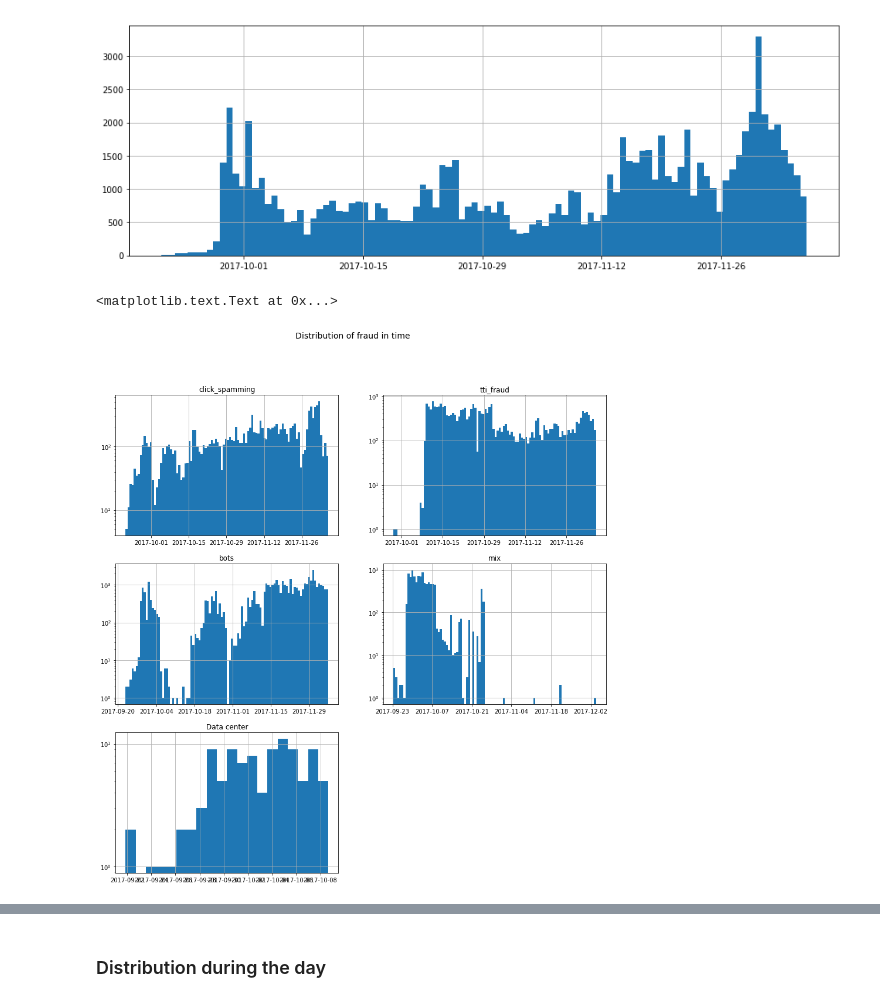
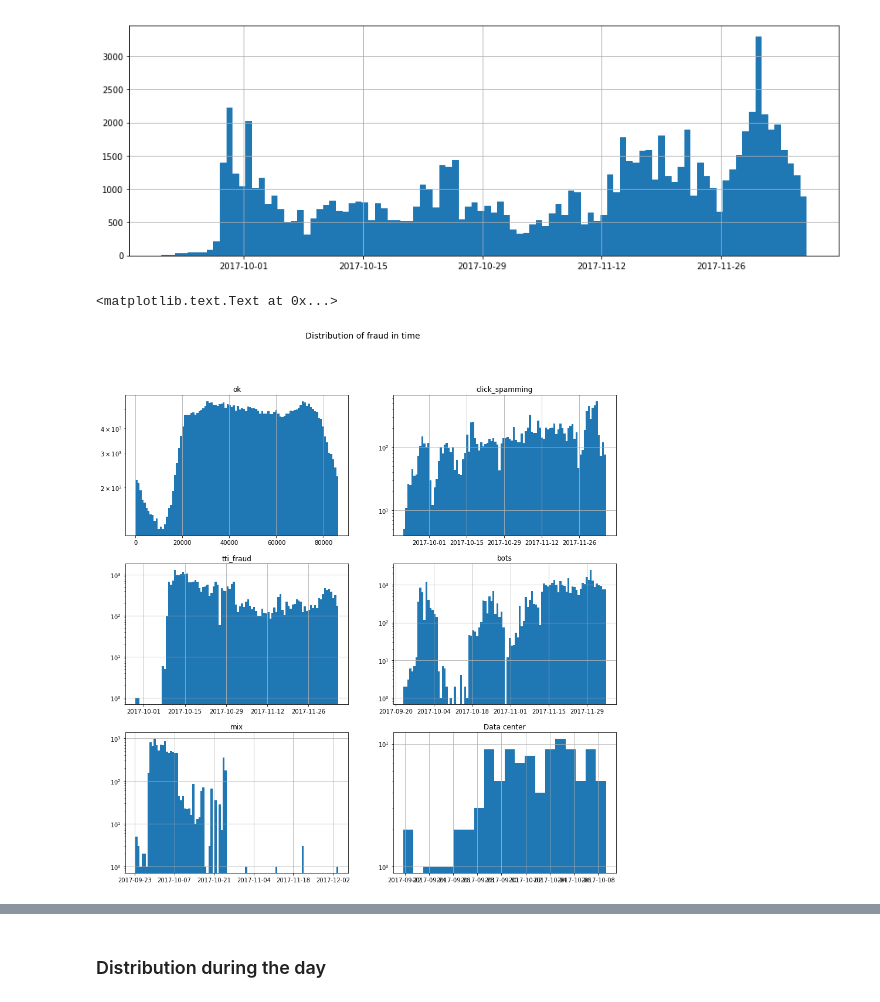
Before and after one commit to nazariinyzhnyk/mobile-ua-fraud-classification, a Jupyter notebook: EDA.ipynb, the cells around one changed output, grey strips where cells are left out. Saved outputs shown, nothing was run; the diff lists cells and outputs as text; code cells hidden in the pictures.

```diff
--- a/EDA.ipynb
+++ b/EDA.ipynb
@@ -116,7 +87,7 @@ array([3006005000, 3004002000, 3002001000, 3004001000, 3004003001,
 ios_versions['version'] = ios_versions['version'].apply(lambda x: int(x.replace('.', '')))
 # %%
 android_versions['version'] = android_versions['version'].apply(lambda x: int(x.replace('.', '00')))
-# %%
-android_versions.set_index('version', inplace=True)
 # %%
 ios_versions.set_index('version', inplace=True)
+# %%
+data = data.merge(android_versions, how='left', left_on='app_version', right_on='version')
@@ -123,2 +98,2 @@ ios_versions.set_index('version', inplace=True)
 # %%
-data[(data['app_id'] == ios_app_id)]['app_version']
+data.loc[data['app_id'] == ios_app_id, 'release_date'] = np.datetime64('NaT')
@@ -165,3 +100,6 @@ labels.head()
+# %%
+data['time_diff_install_release'] = (data[data['app_id'] == android_app_id]['install_time'] -
+ data[data['app_id'] == android_app_id]['release_date']).dt.total_seconds()
 # %%
 pd.Series(data['device_type'].unique()).head()
 # %% [output]
@@ -432,21 +385,24 @@ data[data['is_fraud']]['attributed_touch_time'].hist(bins=100)
 # %%
 fig, ax = plt.subplots(figsize=(15,15))
 fig.suptitle('Distribution of fraud in time', fontsize=14)
 plt.subplot(321)
-data[data['Fraud_reasons'] == 'click_spamming']['attributed_touch_time'].hist(bins=100, log = True)
+data[data['Fraud_reasons'].isnull()]['install_time_since_midnight_sec'].hist(bins=100, log=True)
+plt.gca().set_title('ok')
+plt.subplot(322)
+data[data['Fraud_reasons'] == 'click_spamming']['attributed_touch_time'].hist(bins=100, log=True)
 plt.gca().set_title('click_spamming')
-plt.subplot(322)
-data[data['Fraud_reasons'] == 'tti_fraud']['attributed_touch_time'].hist(bins=100, log = True)
+plt.subplot(323)
+data[data['Fraud_reasons'] == 'tti_fraud']['attributed_touch_time'].hist(bins=100, log=True)
 plt.gca().set_title('tti_fraud')
-plt.subplot(323)
-data[data['Fraud_reasons'] == 'bots']['attributed_touch_time'].hist(bins=100, log = True)
+plt.subplot(324)
+data[data['Fraud_reasons'] == 'bots']['attributed_touch_time'].hist(bins=100, log=True)
 plt.gca().set_title('bots')
-plt.subplot(324)
-data[data['Fraud_reasons'] == 'mix']['attributed_touch_time'].hist(bins=100, log = True)
+plt.subplot(325)
+data[data['Fraud_reasons'] == 'mix']['attributed_touch_time'].hist(bins=100, log=True)
 plt.gca().set_title('mix')
-plt.subplot(325)
-data[data['Fraud_reasons'] == 'Data center']['attributed_touch_time'].hist(bins=20, log = True)
+plt.subplot(326)
+data[data['Fraud_reasons'] == 'Data center']['attributed_touch_time'].hist(bins=20, log=True)
 plt.gca().set_title('Data center')
 # %% [output]
 <matplotlib.text.Text at 0x...>
-[figure, old version]
+[figure, new version]
```
Also changed, not shown: parts of 26 cells of this notebook, 1 other file.
